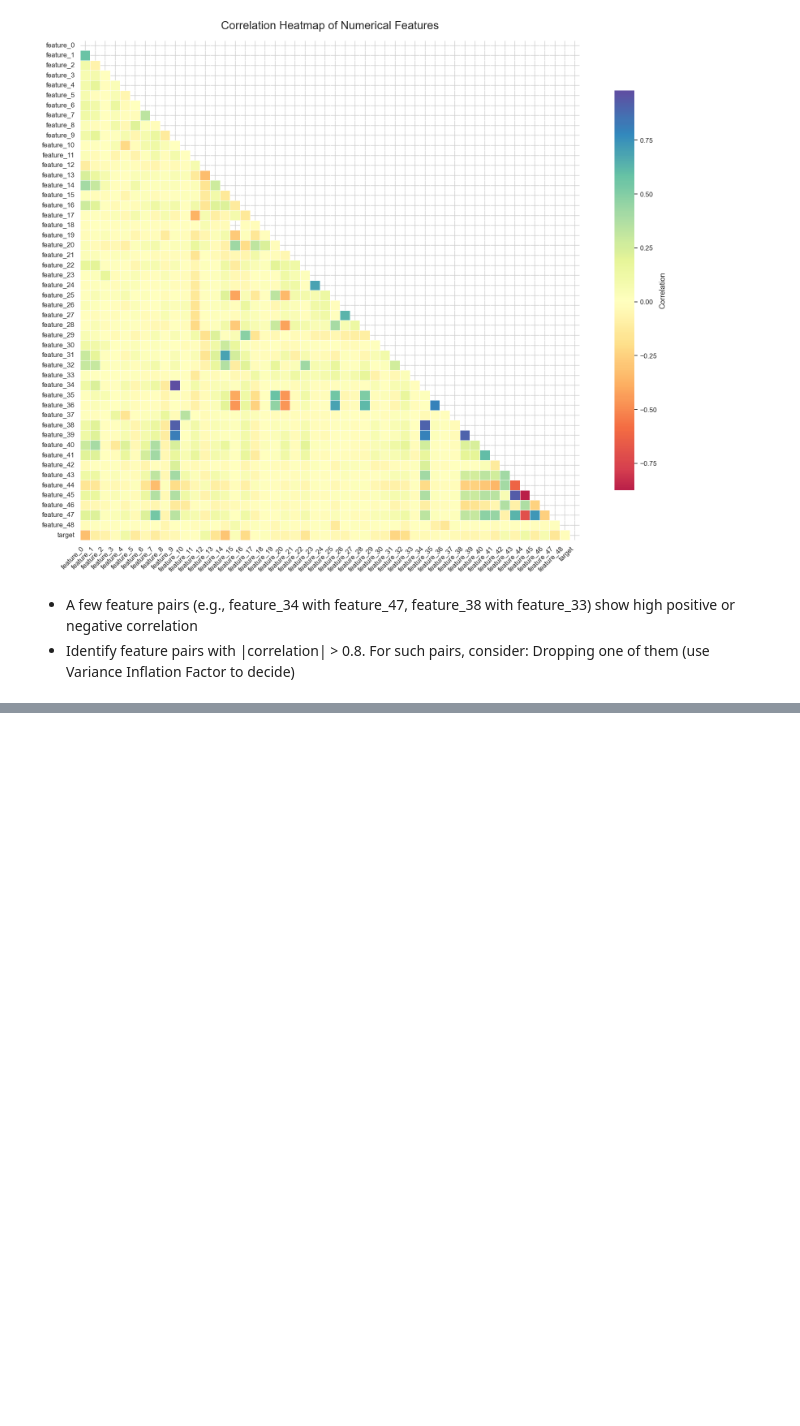
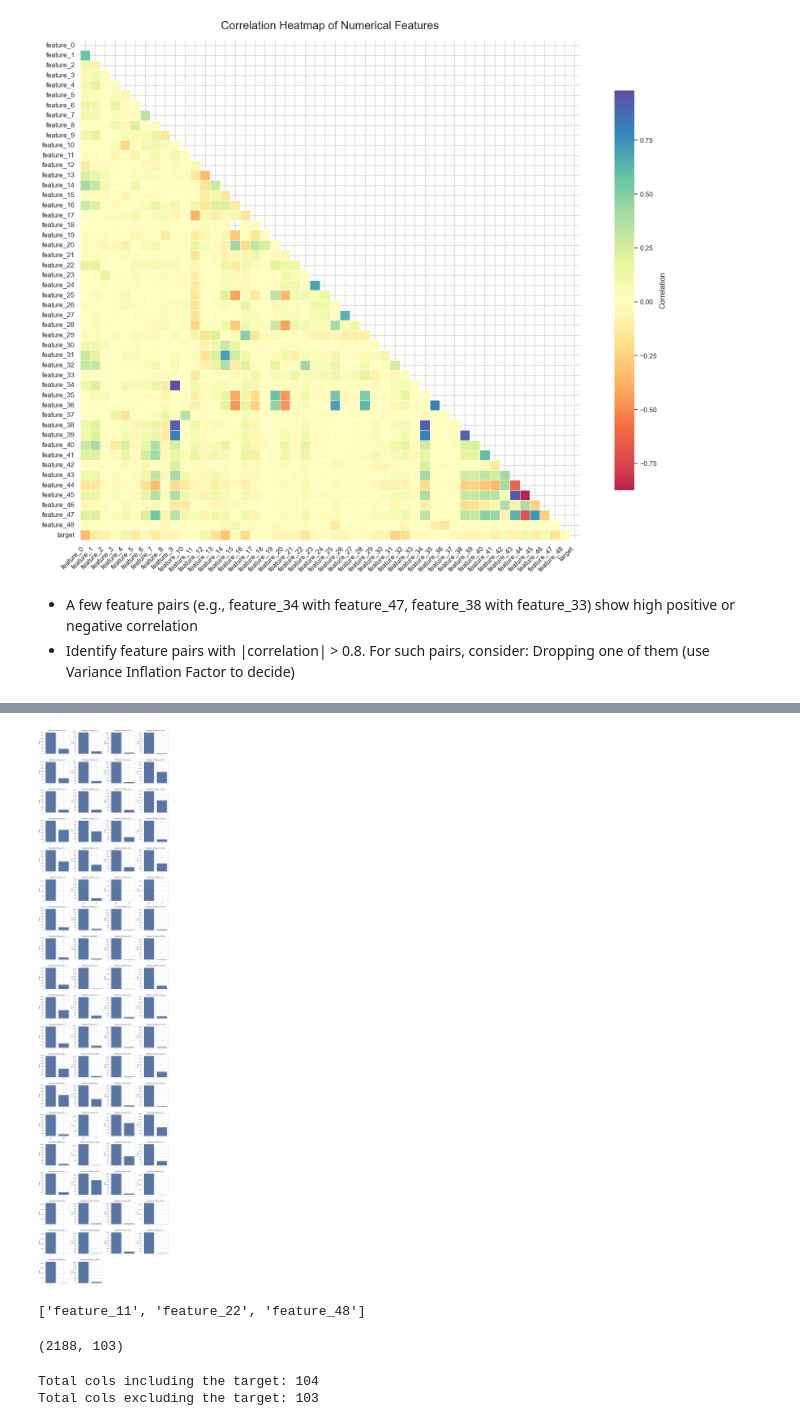
Before and after one commit to Saranyapal21/Spring_Financial, a Jupyter notebook: Notebooks/experiments.ipynb, the cells around one changed output, grey strips where cells are left out. Drawn from its saved outputs; the diff is of its cells as text; code cells hidden in the pictures; blank space fills up the shorter version.

```diff
--- a/Notebooks/experiments.ipynb
+++ b/Notebooks/experiments.ipynb
@@ -529,0 +785,34 @@ plt.show()
+# %%
+#   Visualising them after transformation
+#   Now, the distribution looks good
+
+n_features = len(cat_encoded_df.columns)
+n_cols = 4
+n_rows = (n_features + n_cols - 1) // n_cols
+
+fig, axes = plt.subplots(n_rows, n_cols, figsize=(n_cols * 4.5, n_rows * 4))
+axes = axes.flatten()
+
+for i, feature in enumerate(cat_encoded_df.columns):
+    ax = axes[i]
+
+    sns.countplot(data=cat_encoded_df, x=feature, ax=ax, order=cat_encoded_df[feature].value_counts().index)
+
+    ax.set_title(f'Distribution of {feature}')
+    ax.set_xlabel('')
+    ax.set_ylabel('Count')
+    ax.tick_params(axis='x', rotation=45)
+    ax.grid(True)
+
+
+for j in range(i + 1, len(axes)):
+    fig.delaxes(axes[j])
+
+plt.tight_layout()
+plt.show()
+# %% [output]
+[figure, added]
+# %%
+print(num_and_oth_feat)
+# %% [output]
+['feature_11', 'feature_22', 'feature_48']
@@ -529,0 +832,15 @@ plt.show()
+# %%
+final_df = pd.concat([cat_encoded_df, standardize_rem_features(df_copy[num_and_oth_feat_2]), qt_transformed, df['target']], axis=1)
+print(final_df.shape)
+# %% [output]
+(2188, 103)
+# %%
+# total should be
+# (including the target)
+print(f"Total cols including the target: {(49 + 1 - 20 + 74)}")
+
+#   (excluding target)
+print(f"Total cols excluding the target: {(49 - 20 + 74)}")
+# %% [output]
+Total cols including the target: 104
+Total cols excluding the target: 103
```
Also changed, not shown: parts of 29 cells of this notebook, 4 other files.
